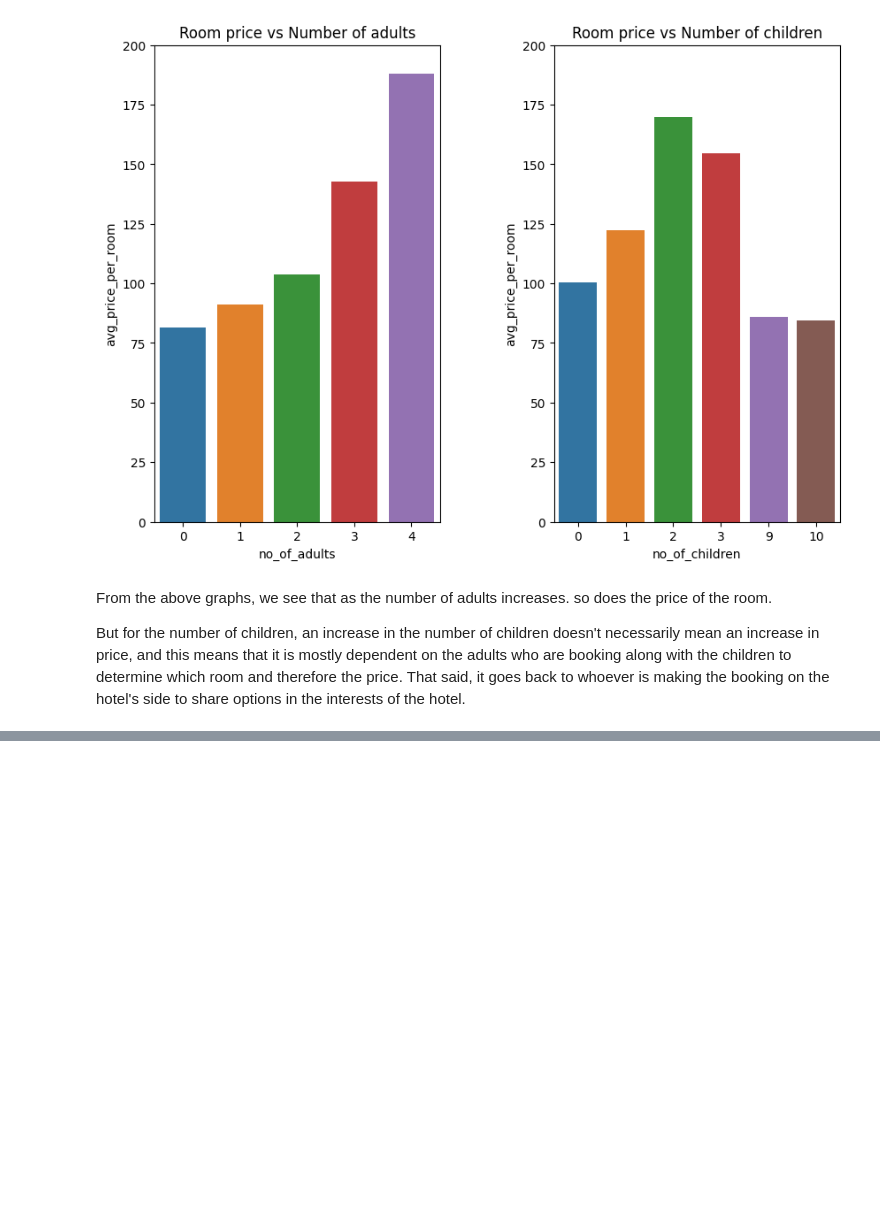
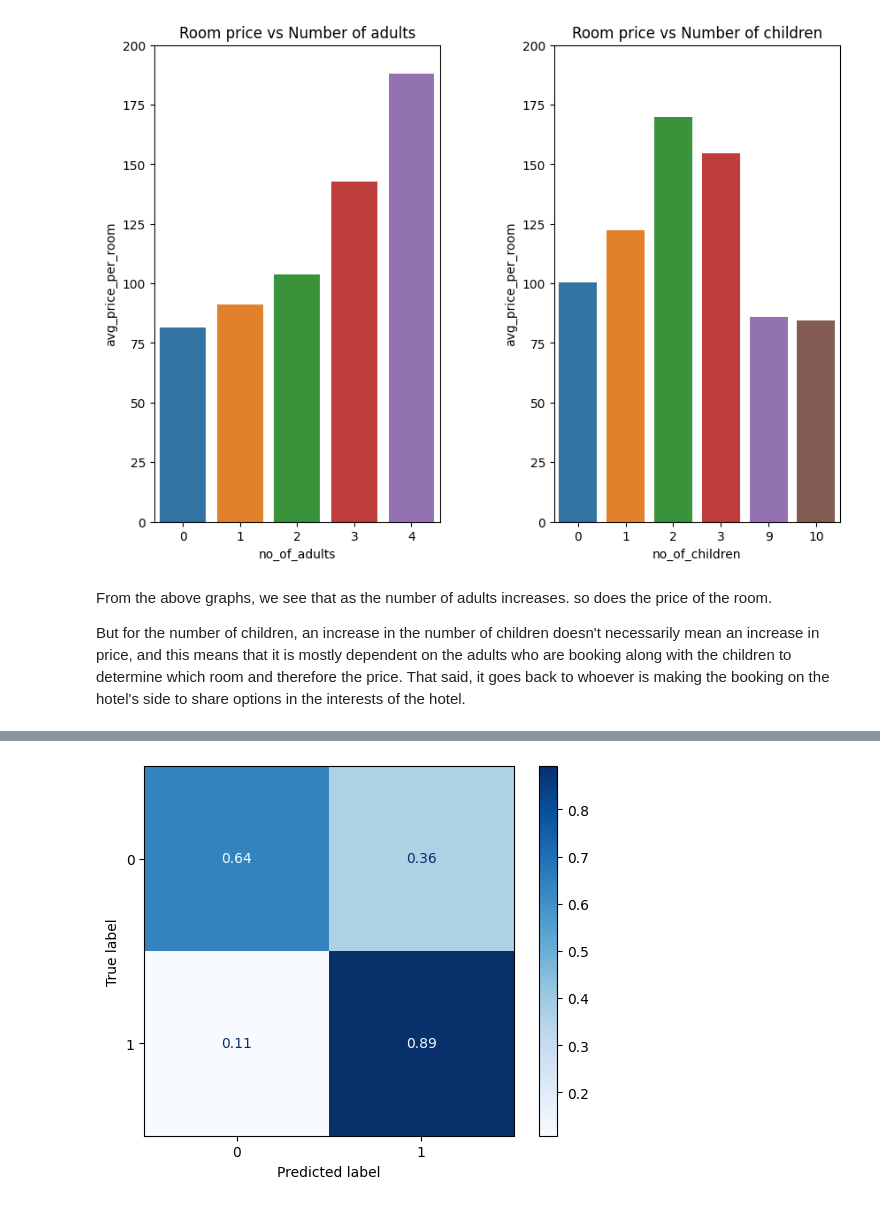
Before and after one commit to WinnieSue/Hotel-rerservation-prediction, a Jupyter notebook: Hotel_reservation.ipynb, the cells around one changed output, grey strips where cells are left out. Drawn from its saved outputs; the diff is of its cells as text; code cells hidden in the pictures; blank space fills up the shorter version.

```diff
--- a/Hotel_reservation.ipynb
+++ b/Hotel_reservation.ipynb
@@ -266,0 +430,10 @@ But for the number of children, an increase in the number of children doesn't ne
+# %%
+lg_param_grid = {'C': [0.001, 0.1, 1, 10],
+                 'max_iter': [50,100,150],
+                 'penalty': ['l1','l2'],
+                 'solver': ['lbfgs','sag','saga']}
+# %%
+# Using Gridsearch CV to hyperparameter tuning
+model = GridSearchCV(logreg, lg_param_grid, cv = 5)
+new_lr_pipe = make_pipeline(preprocessor, model)
+best_lr_model = new_lr_pipe.fit(X_train, y_train)
@@ -266,0 +445,5 @@ But for the number of children, an increase in the number of children doesn't ne
+# %%
+# fitiing the model
+best_lr_model = model.best_estimator_
+best_lr_pipe  = make_pipeline(preprocessor, best_lr_model)
+best_lr_pipe.fit(X_train, y_train)
@@ -266,0 +465,8 @@ But for the number of children, an increase in the number of children doesn't ne
+# %%
+# prediction using the new logreg model
+y_pred2 = best_lr_pipe.predict(X_test)
+# %%
+# Confusion matrix
+ConfusionMatrixDisplay.from_predictions(y_test, y_pred2, cmap ='Blues', normalize = 'true');
+# %% [output]
+[figure, added]
```
Also changed, not shown: parts of 37 cells of this notebook.
